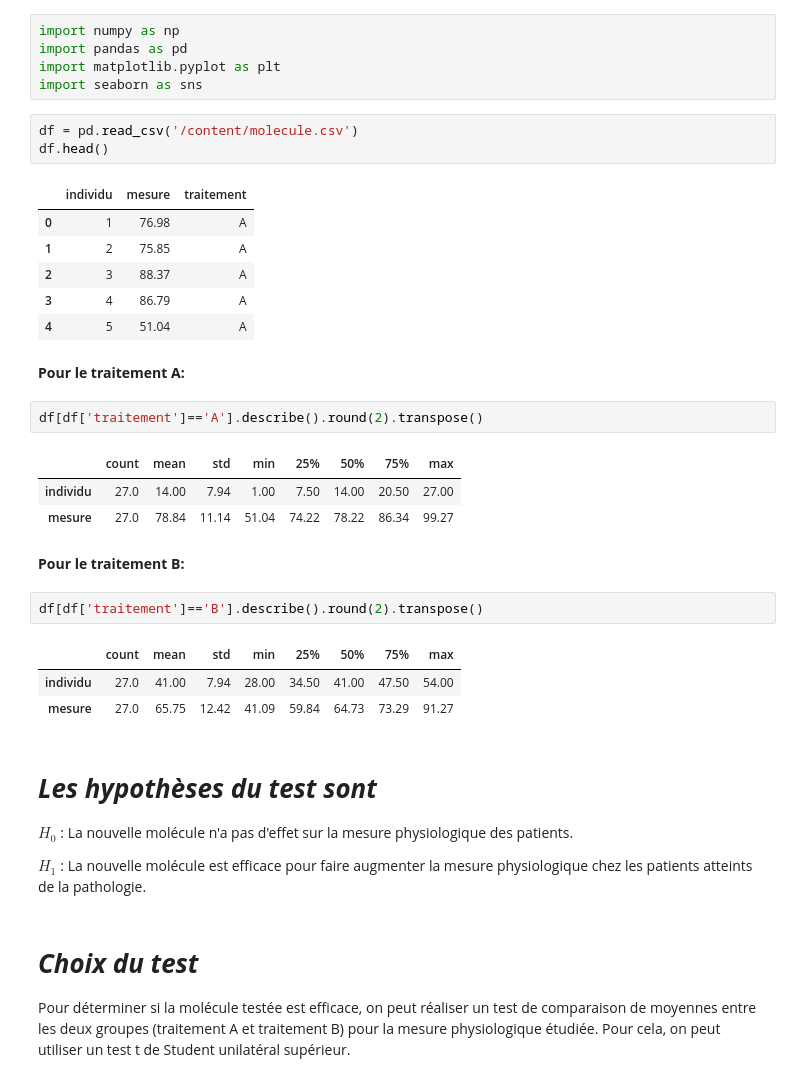
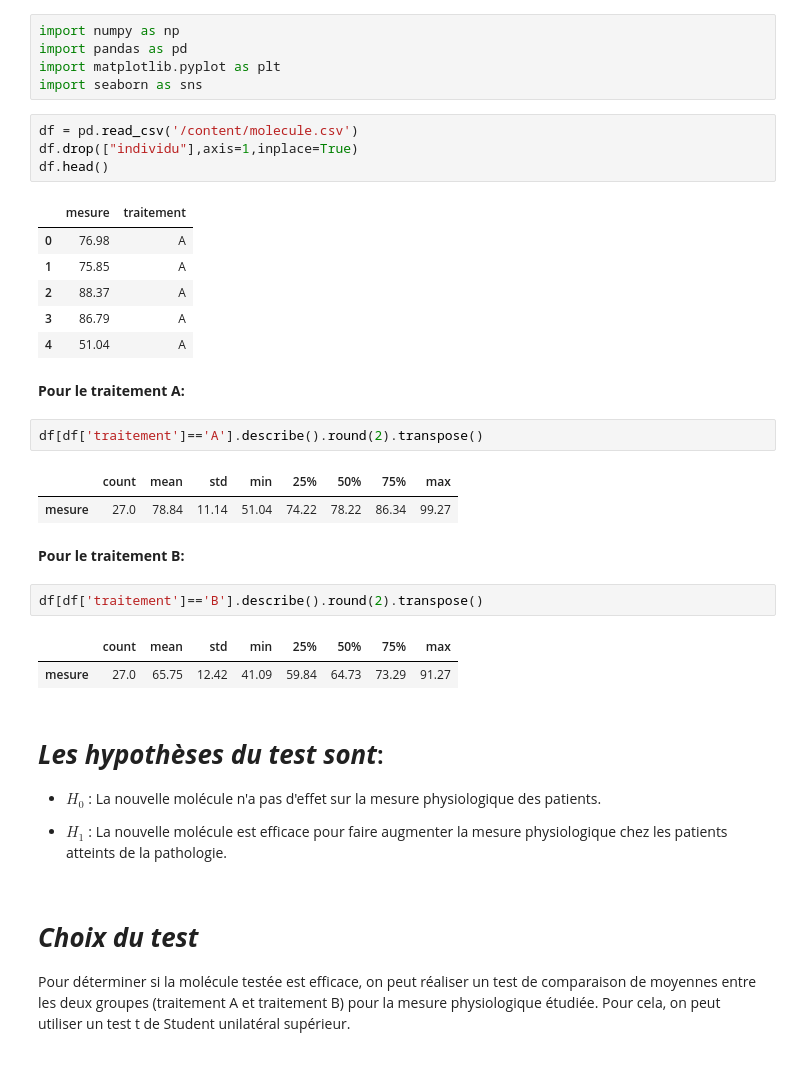
Before and after one commit to bigirimanainnocent12/Test-T-de-student-pour-deux-chantillons-ind-pendants, a Jupyter notebook: Test_T_de_Student_Pour_Deux_échantillons_Indépendants.ipynb, the cells around one changed output. Saved outputs shown, nothing was run; the diff lists cells and outputs as text.

```diff
--- a/Test_T_de_Student_Pour_Deux_échantillons_Indépendants.ipynb
+++ b/Test_T_de_Student_Pour_Deux_échantillons_Indépendants.ipynb
@@ -442,21 +428,21 @@ import matplotlib.pyplot as plt
 import seaborn as sns
 # %%
 df = pd.read_csv('/content/molecule.csv')
+df.drop(["individu"],axis=1,inplace=True)
 df.head()
 # %% [output]
-|  | individu | mesure | traitement |
-| 0 | 1 | 76.98 | A |
-| 1 | 2 | 75.85 | A |
-| 2 | 3 | 88.37 | A |
-| 3 | 4 | 86.79 | A |
-| 4 | 5 | 51.04 | A |
+|  | mesure | traitement |
+| 0 | 76.98 | A |
+| 1 | 75.85 | A |
+| 2 | 88.37 | A |
+| 3 | 86.79 | A |
+| 4 | 51.04 | A |
 # %% [markdown]
 **Pour le traitement A:**
 # %%
 df[df['traitement']=='A'].describe().round(2).transpose()
 # %% [output]
 |  | count | mean | std | min | 25% | 50% | 75% | max |
-| individu | 27.0 | 14.00 | 7.94 | 1.00 | 7.50 | 14.00 | 20.50 | 27.00 |
 | mesure | 27.0 | 78.84 | 11.14 | 51.04 | 74.22 | 78.22 | 86.34 | 99.27 |
 # %% [markdown]
 **Pour le traitement B:**
@@ -464,14 +450,13 @@ df[df['traitement']=='A'].describe().round(2).transpose()
 df[df['traitement']=='B'].describe().round(2).transpose()
 # %% [output]
 |  | count | mean | std | min | 25% | 50% | 75% | max |
-| individu | 27.0 | 41.00 | 7.94 | 28.00 | 34.50 | 41.00 | 47.50 | 54.00 |
 | mesure | 27.0 | 65.75 | 12.42 | 41.09 | 59.84 | 64.73 | 73.29 | 91.27 |
 # %% [markdown]
-# ***Les hypothèses du test sont***
+# ***Les hypothèses du test sont***:
 
-$H_0$ : La nouvelle molécule n'a pas d'effet sur la mesure physiologique des patients.
+  - $H_0$ : La nouvelle molécule n'a pas d'effet sur la mesure physiologique des patients.
 
-$H_1$ : La nouvelle molécule est efficace pour faire augmenter la mesure physiologique chez les patients atteints de la pathologie.
+  - $H_1$ : La nouvelle molécule est efficace pour faire augmenter la mesure physiologique chez les patients atteints de la pathologie.
 # %% [markdown]
 # ***Choix du test***
 
```
Also changed, not shown: parts of 25 cells of this notebook.
